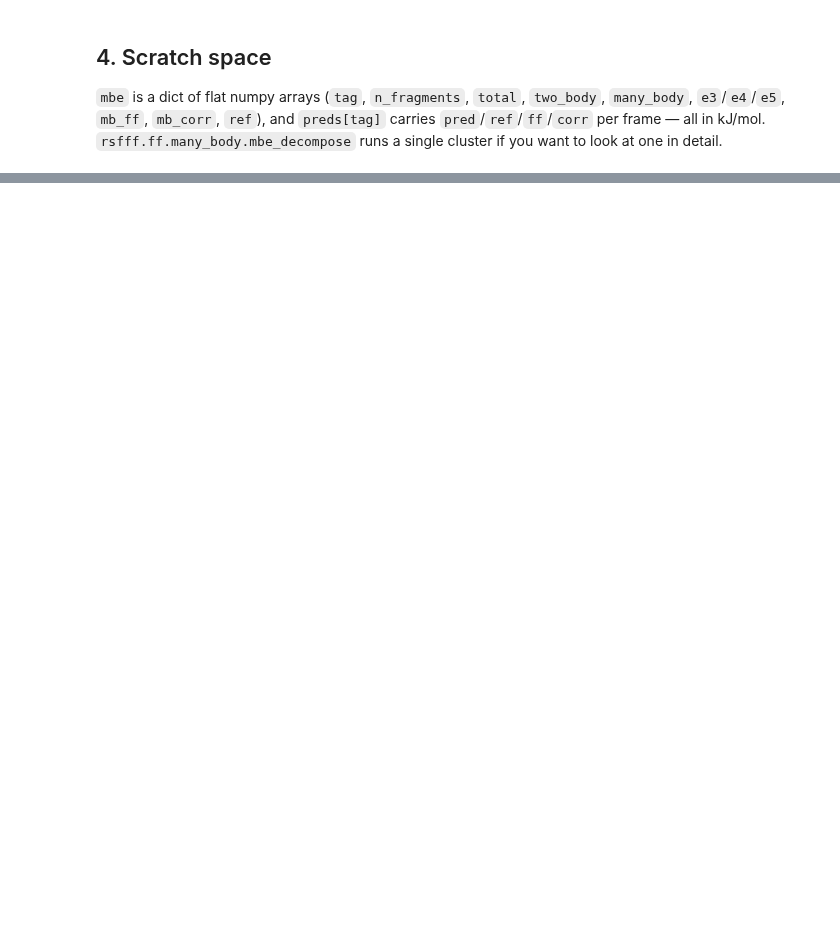
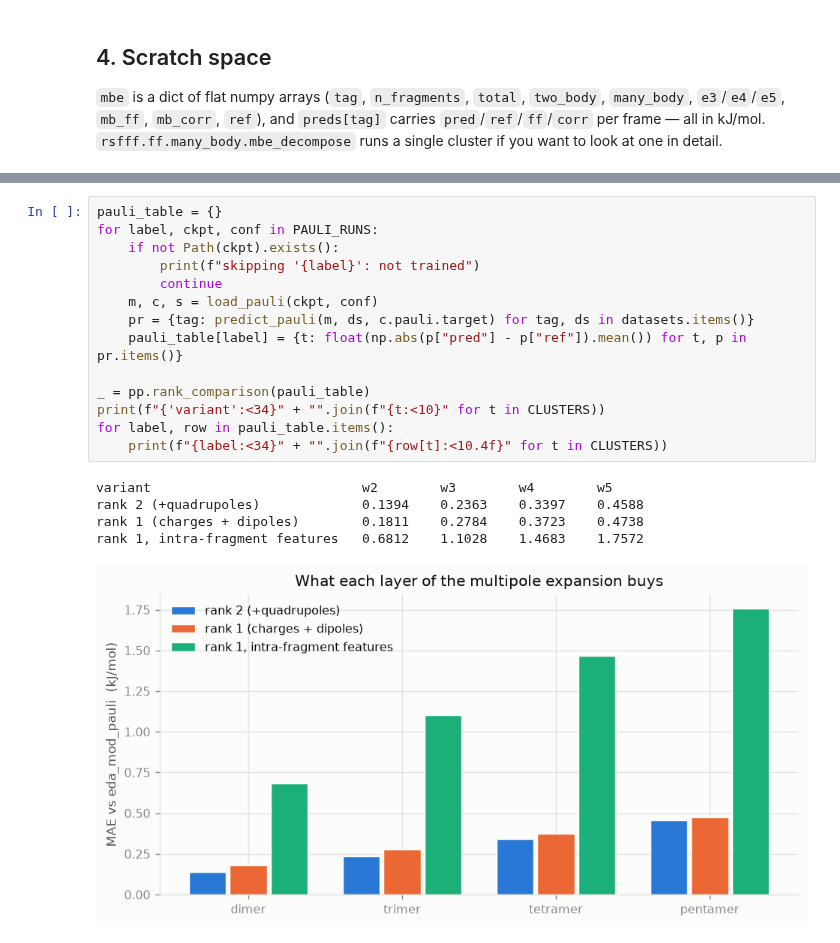
Before and after one commit to heindelj/rsfff, a Jupyter notebook: notebooks/eda_rsff_plotting.ipynb, the cells around one changed output, grey strips where cells are left out. Drawn from its saved outputs; the diff is of its cells as text; blank space fills up the shorter version.

```diff
--- a/notebooks/eda_rsff_plotting.ipynb
+++ b/notebooks/eda_rsff_plotting.ipynb
@@ -231,0 +387,20 @@ for k, v in res.by_order.items():
+# %%
+pauli_table = {}
+for label, ckpt, conf in PAULI_RUNS:
+    if not Path(ckpt).exists():
+        print(f"skipping '{label}': not trained")
+        continue
+    m, c, s = load_pauli(ckpt, conf)
+    pr = {tag: predict_pauli(m, ds, c.pauli.target) for tag, ds in datasets.items()}
+    pauli_table[label] = {t: float(np.abs(p["pred"] - p["ref"]).mean()) for t, p in pr.items()}
+
+_ = pp.rank_comparison(pauli_table)
+print(f"{'variant':<34}" + "".join(f"{t:<10}" for t in CLUSTERS))
+for label, row in pauli_table.items():
+    print(f"{label:<34}" + "".join(f"{row[t]:<10.4f}" for t in CLUSTERS))
+# %% [output]
+variant                           w2        w3        w4        w5
+rank 2 (+quadrupoles)             0.1394    0.2363    0.3397    0.4588
+rank 1 (charges + dipoles)        0.1811    0.2784    0.3723    0.4738
+rank 1, intra-fragment features   0.6812    1.1028    1.4683    1.7572
+[figure, added]
```
Also changed, not shown: parts of 26 cells of this notebook, 25 other files.
